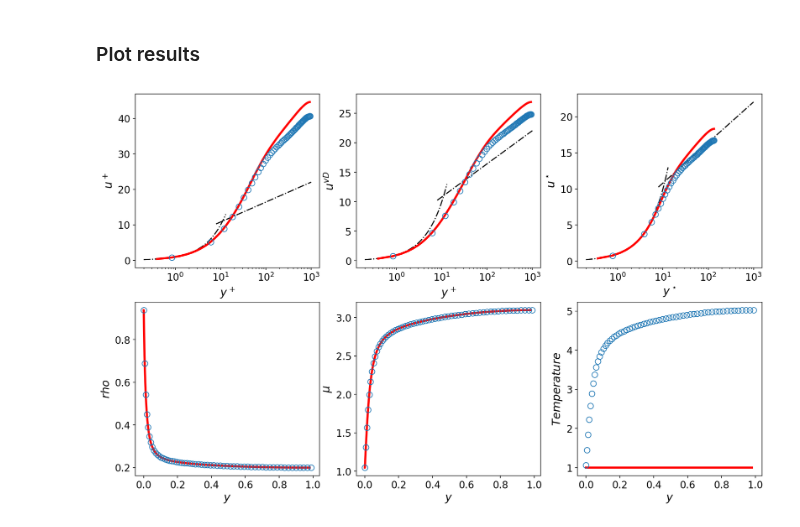
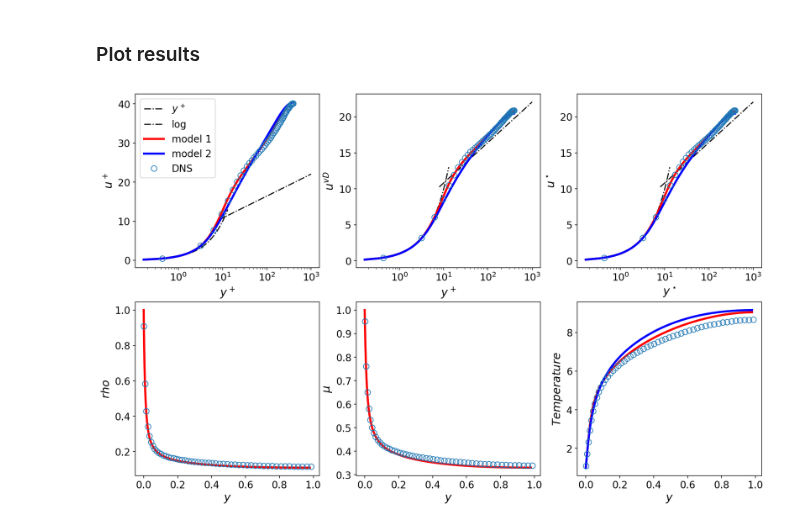
Before and after one commit to Fluid-Dynamics-Of-Energy-Systems-Team/RANS_Channel, a Jupyter notebook: main.ipynb, the cells around one changed output. Drawn from its saved outputs; the diff is of its cells as text; code cells hidden in the pictures.

```diff
--- a/main.ipynb
+++ b/main.ipynb
@@ -788,0 +776,12 @@ iteration:  428 , Residual(u) =  9.8694774223e-07
+# %%
+# solve RANS 1
+turbulenceModel        = "SA"   # turbulence model
+compressibleCorrection = 1       # corrections for varying properties
+solveTemperatureEq     = 1       # if not temp equation solved then use rho and mu from DNS
+u,T,mu,mut,k,e,om = solveRANS()
+
+# solve RANS 2
+turbulenceModel        = "V2F"
+compressibleCorrection = 1
+solveTemperatureEq     = 1
+u2,T2,mu2,mut2,k2,e2,om2 = solveRANS()
@@ -831,48 +862,58 @@ n = mesh.nPoints
 ypl,uvd = velTransVD(u,r,ReTau,mesh)      # note, u is already u+ due to normalization
 yst,ust = velTransSLS(u,r,mu,ReTau,mesh)
 
-plt.subplot(2,3, 1)
+
+ypl2,uvd2 = velTransVD(u2,r,ReTau,mesh)      # note, u is already u+ due to normalization
+yst2,ust2 = velTransSLS(u2,r,mu,ReTau,mesh)
+
+
+ax = plt.subplot(2,3, 1)
 # analytic results for viscous sub-layer
 ypLam = np.linspace(0.2,13,100);
-plt.semilogx(ypLam,ypLam,'k-.')
+ax.semilogx(ypLam,ypLam,'k-.')
 
 # semi-empirical result for log-layer
 ypTurb = np.linspace(0.9,3,20);
 upTurb = 1/0.41*np.log(np.power(10, ypTurb))+5.2
-plt.semilogx(np.power(10, ypTurb), upTurb,'k-.')
+ax.semilogx(np.power(10, ypTurb), upTurb,'k-.')
 
 # model solution
-plt.semilogx(ypl[1:n//2],u[1:n//2],  'r-',linewidth=3)
-plt.plot(DNS[::3,1],DNS[::3,8],'o',fillstyle='none',linewidth=4, markersize=8)
+line1 = ax.semilogx(ypl[1:n//2],u[1:n//2],  'r-',linewidth=3)
+line2 = ax.semilogx(ypl[1:n//2],u2[1:n//2],  'b-',linewidth=3)
+line3 = ax.plot(DNS[::3,1],DNS[::3,8],'o',fillstyle='none',linewidth=4, markersize=8)
 plt.xlabel('$y^+$', fontsize=16); plt.ylabel('$u^+$', fontsize=16);
+plt.legend(('$y^+$','log','model 1','model 2', 'DNS'))
 
 plt.subplot(2,3, 2)
 plt.semilogx(ypLam,ypLam,'k-.')
 plt.semilogx(np.power(10, ypTurb), upTurb,'k-.')
 plt.semilogx(ypl[1:n//2],uvd[1:n//2],'r-',linewidth=3)
+plt.semilogx(ypl[1:n//2],uvd2[1:n//2],'b-',linewidth=3)
 plt.plot(DNS[::3,1],DNS[::3,10],'o',fillstyle='none',linewidth=4, markersize=8)
 plt.xlabel('$y^+$', fontsize=16); plt.ylabel('$u^{vD}$', fontsize=16);
 
 plt.subplot(2,3, 3)
 plt.semilogx(ypLam,ypLam,'k-.')
 plt.semilogx(np.power(10, ypTurb), upTurb,'k-.')
 plt.semilogx(yst[1:n//2],ust[1:n//2],'r-',linewidth=3)
+plt.semilogx(yst[1:n//2],ust2[1:n//2],'b-',linewidth=3)
 plt.plot(DNS[::3,2],DNS[::3,11],'o',fillstyle='none',linewidth=4, markersize=8)
 plt.xlabel('$y^\star$', fontsize=16); plt.ylabel('$u^\star$', fontsize=16);
 
 plt.subplot(2,3, 4)
-plt.plot(mesh.y[1:n//2],r[1:n//2],'r-',linewidth=3)
+plt.plot(mesh.y[0:n//2],r[0:n//2],'r-',linewidth=3)
 plt.plot(DNS[::3,0],DNS[::3,5],'o',fillstyle='none',linewidth=4, markersize=8)
 plt.xlabel('$y$', fontsize=16); plt.ylabel('$ rho $', fontsize=16);
 
 plt.subplot(2,3, 5)
-plt.plot(mesh.y[1:n//2],mu[1:n//2]/mu[0],'r-',linewidth=3)
+plt.plot(mesh.y[0:n//2],mu[0:n//2]/mu[0],'r-',linewidth=3)
 plt.plot(DNS[::3,0],DNS[::3,6]/mu[0],'o',fillstyle='none',linewidth=4, markersize=8)
 plt.xlabel('$y$', fontsize=16); plt.ylabel('$\mu$', fontsize=16);
 
 plt.subplot(2,3, 6)
-plt.plot(mesh.y[1:n//2],T[1:n//2],'r-',linewidth=3)
+plt.plot(mesh.y[0:n//2],T[0:n//2],'r-',linewidth=3)
+plt.plot(mesh.y[0:n//2],T2[0:n//2],'b-',linewidth=3)
 plt.plot(DNS[::3,0],DNS[::3,14],'o',fillstyle='none',linewidth=4, markersize=8)
 plt.xlabel('$y$', fontsize=16); plt.ylabel('$Temperature$', fontsize=16);
 # %% [output]
-[figure, old version]
+[figure, new version]
```
Also changed, not shown: parts of 6 cells of this notebook.
